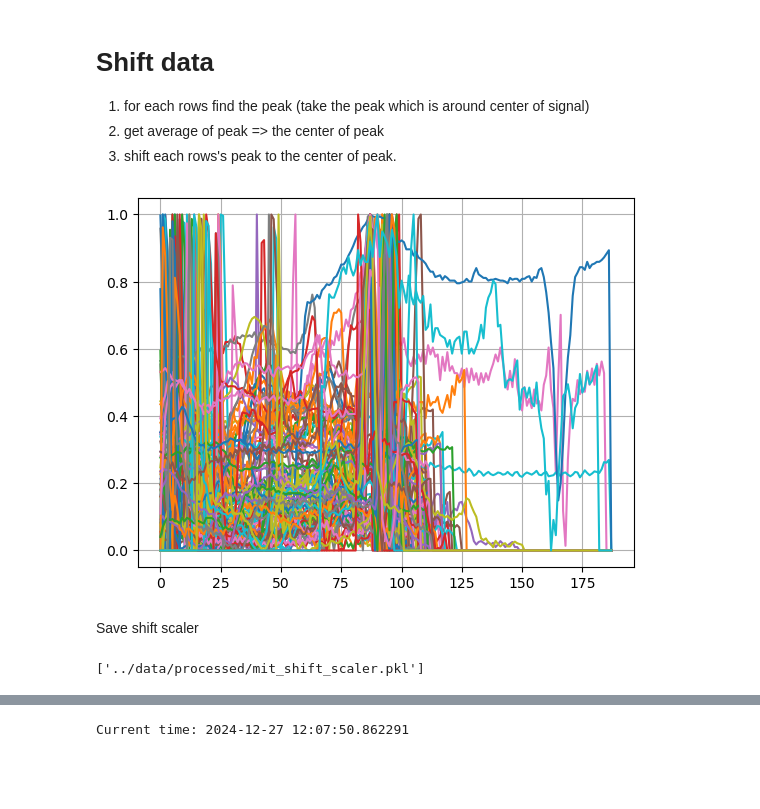
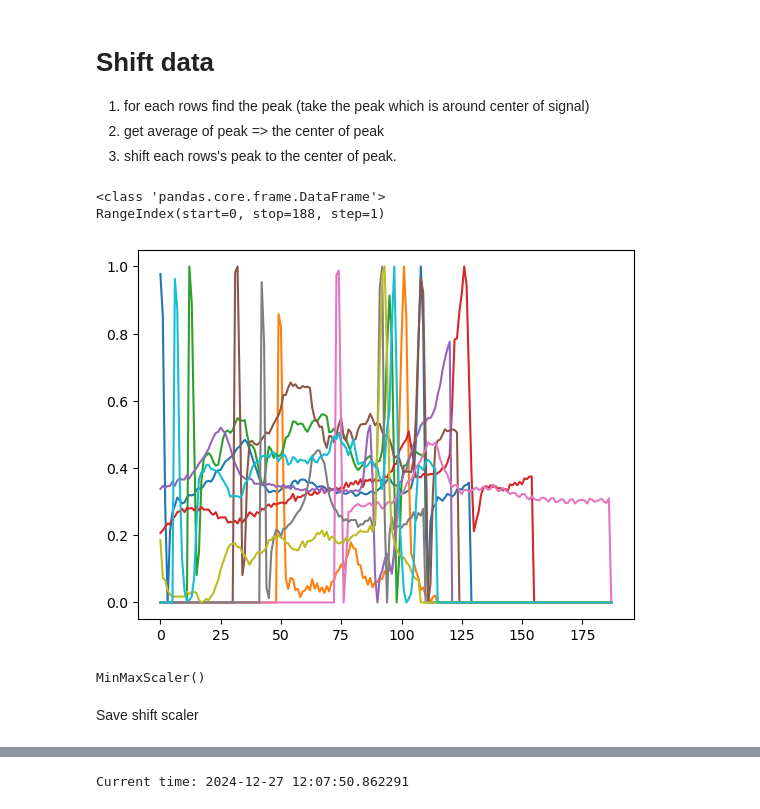
Before and after one commit to Ping-YUAN/heartbeat-analysis-ai, a Jupyter notebook: notebooks/preprocessing_mit_binary_shift_minmax_oversampling.ipynb, the cells around one changed output, grey strips where cells are left out. Drawn from its saved outputs; the diff is of its cells as text; code cells hidden in the pictures; blank space fills up the shorter version.

```diff
--- a/notebooks/preprocessing_mit_binary_shift_minmax_oversampling.ipynb
+++ b/notebooks/preprocessing_mit_binary_shift_minmax_oversampling.ipynb
@@ -178,7 +178,8 @@ def find_peak_one_row(data) -> int:
     # as we need about 75 - 125 signal to identify the whole ecg period
     # in this case the maximum R wave may appear at first 6-10 , or 8-15
     # based on that we can conclude the valid peak may exists in range of [6, 160 ]
-    valid_high_peaks = [ value for value in high_peaks if 6<=value<=160]
+    # valid_high_peaks = [ value for value in high_peaks if 6<=value<=160]
+    valid_high_peaks = [ value for value in high_peaks if 15<=value<=150]
     high_peaks_values = data[high_peaks]
     high_peaks_values = data[ valid_high_peaks if len(valid_high_peaks)> 0 else high_peaks   ]
     top_high_peaks = sorted(zip(high_peaks, high_peaks_values), key=lambda x: -x[1])[:1]
@@ -215,6 +216,9 @@ df_train.head()
 df_test = get_shift_dataframe(mitbih_test, 87)
 
 
+# df_train = mitbih_train
+# df_test = mitbih_test
+
 # print(find_peak_one_row(mitbih_train.iloc[0]))
 
 # globalPeakAverage = np.array([find_peak_one_row(x) for x in mitbih_train.values]) #mitbih_train.values[ for x in ].map(lambda data: find_peak_one_row(data))
@@ -226,10 +230,14 @@ df_test = get_shift_dataframe(mitbih_test, 87)
 # 87 as center
 
 # 75 - 125 to cover a whole heartbeat
-# %%
-plotDataAsLine(df_train, 0, 100)
-# %% [output]
-[figure, removed]
+# %%
+print(type(df_test))
+print(df_test.columns)
+plotDataAsLine(df_test, 10000, 10)
+# %% [output]
+<class 'pandas.core.frame.DataFrame'>
+RangeIndex(start=0, stop=188, step=1)
+[figure, added]
 # %%
 df_train_column = addColumnsToDataframe(df_train)
 df_test_column = addColumnsToDataframe(df_test)
@@ -259,9 +267,10 @@ X_train_resampled, y_train_resampled = ros.fit_resample(X_train, y_train)
 scaler = MinMaxScaler()
 X_train_scaled = scaler.fit_transform(X_train_resampled)
 X_test_scaled = scaler.transform(X_test)
+
+scaler_to_export = MinMaxScaler()
+scaler_to_export.fit(X_train_resampled.values)
+# %% [output]
+MinMaxScaler()
 # %% [markdown]
 Save shift scaler
-# %%
-joblib.dump(scaler, data_output_path + "mit_shift_scaler.pkl")
-# %% [output]
-['../data/processed/mit_shift_scaler.pkl']
```
Also changed, not shown: parts of 5 cells of this notebook, 1 other file.
